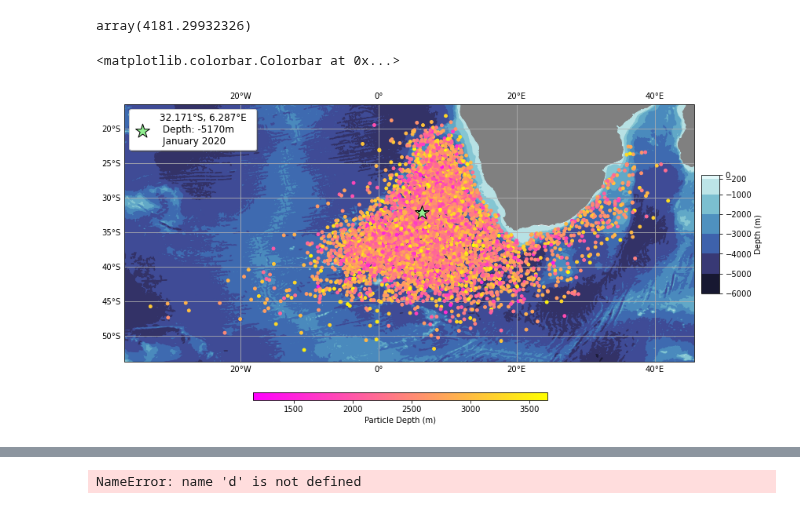
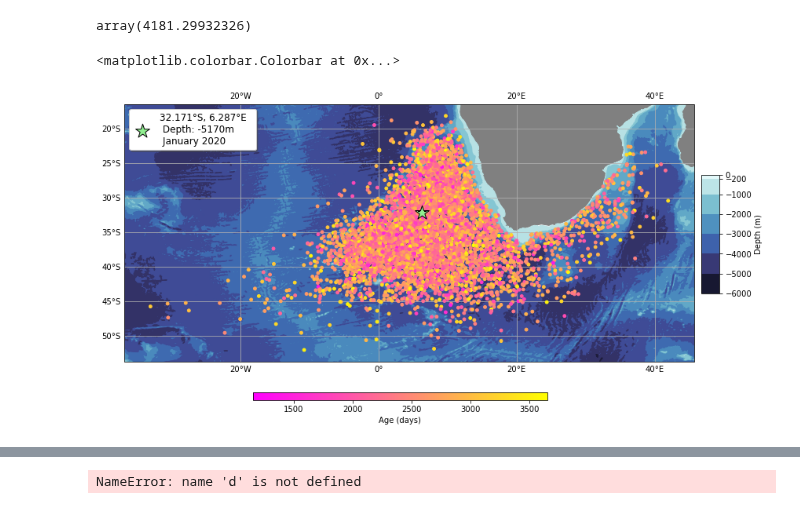
Before and after one commit to OceanParcels/Backtracking_Abyssal_Nanoplastics, a Jupyter notebook: notebooks/Presentation.ipynb, the cells around one changed output, grey strips where cells are left out. Drawn from its saved outputs; the diff is of its cells as text; code cells hidden in the pictures.

```diff
--- a/notebooks/Presentation.ipynb
+++ b/notebooks/Presentation.ipynb
@@ -420,35 +414,35 @@ gl.right_labels = False
 # Add custom colorbar
 axi = fig.add_axes([0.910,0.35,0.025,0.3])
 # axi = fig.add_axes([0.8,0.2,0.025,0.6])
 norm = matplotlib.colors.Normalize(vmin=-6000,vmax=0)
 cbar = matplotlib.colorbar.ColorbarBase(ax=axi,cmap=cmap,norm=norm,
         boundaries=(-np.array(depths[:8]).astype(int)).tolist()[::-1],
         ticks=-np.array(depths).astype(int),
         spacing='proportional',
         extend='neither',
         label='Depth (m)'
         )
 
 ax.scatter(6.287, -32.171, marker='*',
            zorder=5, color='lightgreen',
            label='32.171°S, 6.287°E  \n Depth: -5170m \n January 2020',
            s=350,
           edgecolors='black')
 
 ax.legend(loc='upper left', shadow=True, fontsize=10)
 
 im = ax.scatter(lons, lats, zorder=4,
            c=age, s=15, cmap='spring')
 
 ax.legend(loc='upper left', shadow=True, fontsize=12)
 
 bar_ax = fig.add_axes([0.3, 0.08, 0.4, 0.02])
-fig.colorbar(im, cax=bar_ax, orientation='horizontal', label='Particle Depth (m)')
+fig.colorbar(im, cax=bar_ax, orientation='horizontal', label='Age (days)')
 # ax.set_title(r'-8 years with $\lambda_f$ = 100 days', fontsize=15, weight='bold')
 # plt.savefig('../figs/5170m_passive.png')
 # %% [output]
 <matplotlib.colorbar.Colorbar at 0x...>
-[figure, old version]
+[figure, new version]
 # %%
 sim['A']['lon'][:, bl_index]
 # %% [output]
```
Also changed, not shown: parts of 3 cells of this notebook.
